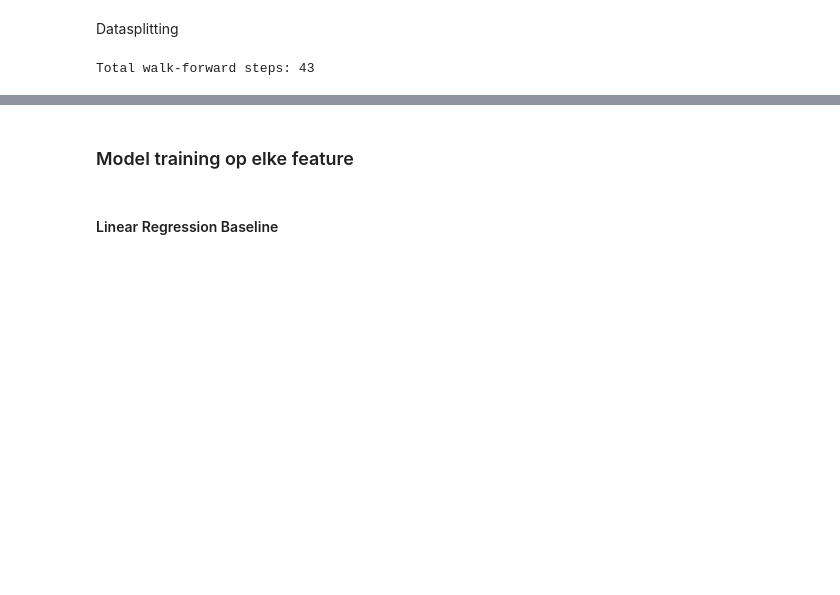
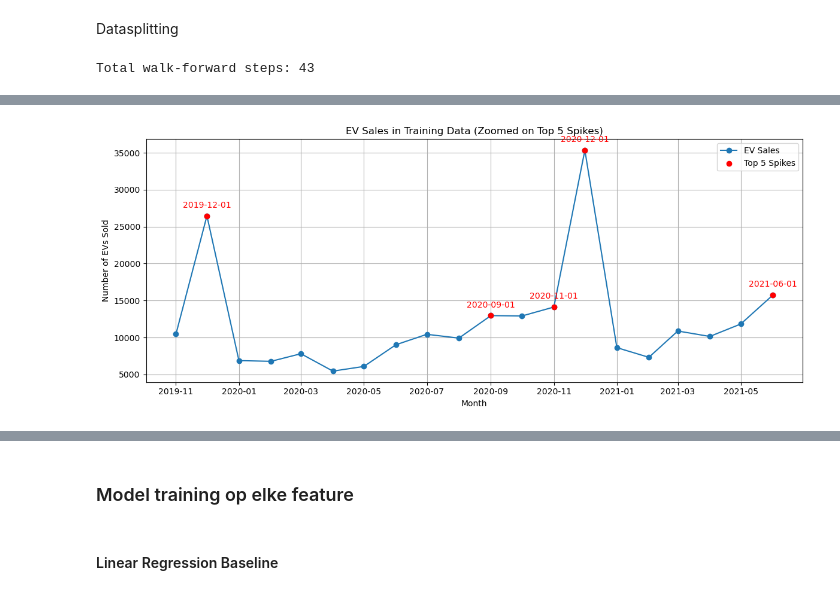
Before and after one commit to DylanHaaz/Tryhard, a Jupyter notebook: 70%/All Models.ipynb, the cells around one changed output, grey strips where cells are left out. Saved outputs shown, nothing was run; the diff lists cells and outputs as text; code cells hidden in the pictures; blank space fills up the shorter version.

```diff
--- a/70%/All Models.ipynb
+++ b/70%/All Models.ipynb
@@ -61,3 +146,30 @@ Total walk-forward steps: 43
+# %%
+# Zoom in on the top 5 spikes in the training data
+plt.figure(figsize=(12, 5))
+
+# Get min/max range for the spike months
+min_date = top5_dates.min() - pd.DateOffset(months=1)
+max_date = top5_dates.max() + pd.DateOffset(months=1)
+
+# Filter data to only show a window around the spikes
+spike_window = train_data[(train_data['Periode'] >= min_date) & (train_data['Periode'] <= max_date)]
+
+plt.plot(spike_window['Periode'], spike_window[target_col], marker='o', linestyle='-', label='EV Sales')
+
+# Highlight and annotate top 5 spikes with the exact date
+plt.scatter(top5_dates, top5_values, color='red', zorder=5, label='Top 5 Spikes')
+for date, value in zip(top5_dates, top5_values):
+    plt.annotate(date.strftime("%Y-%m-%d"), (date, value), textcoords="offset points", xytext=(0,10), ha='center', color='red')
+
+plt.title('EV Sales in Training Data (Zoomed on Top 5 Spikes)')
+plt.xlabel('Month')
+plt.ylabel('Number of EVs Sold')
+plt.grid(True)
+plt.legend()
+plt.tight_layout()
+plt.show()
+# %% [output]
+[figure, added]
 # %%
 # Define lag and time features to add to all subsets
 lag_time_features = ['TVV_Lag1', 'TVV_Lag2', 'TVV_Lag3', 'TVV_Lag4', 'TVV_Lag5', 'TVV_Lag6', 'year', 'month', 'quarter']
```
Also changed, not shown: parts of 10 cells of this notebook, 17 other files.
